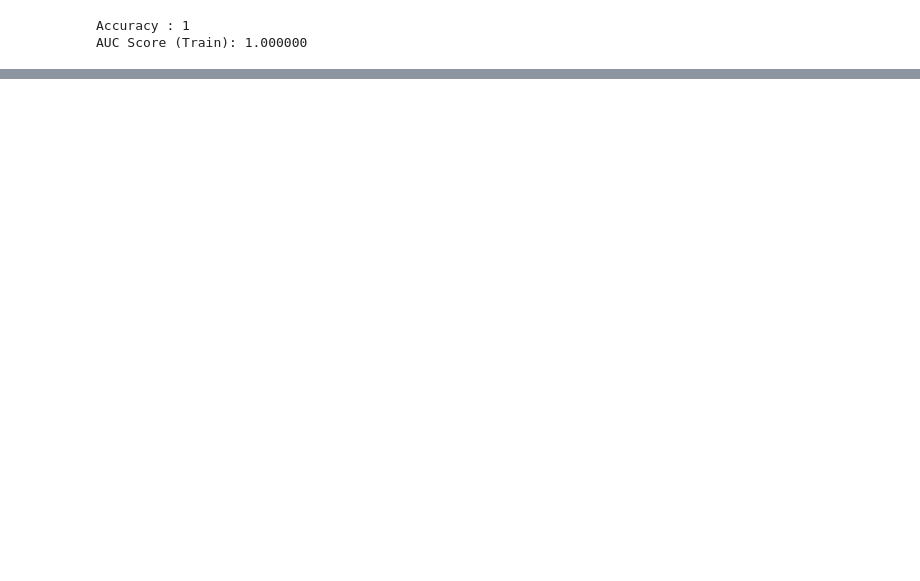
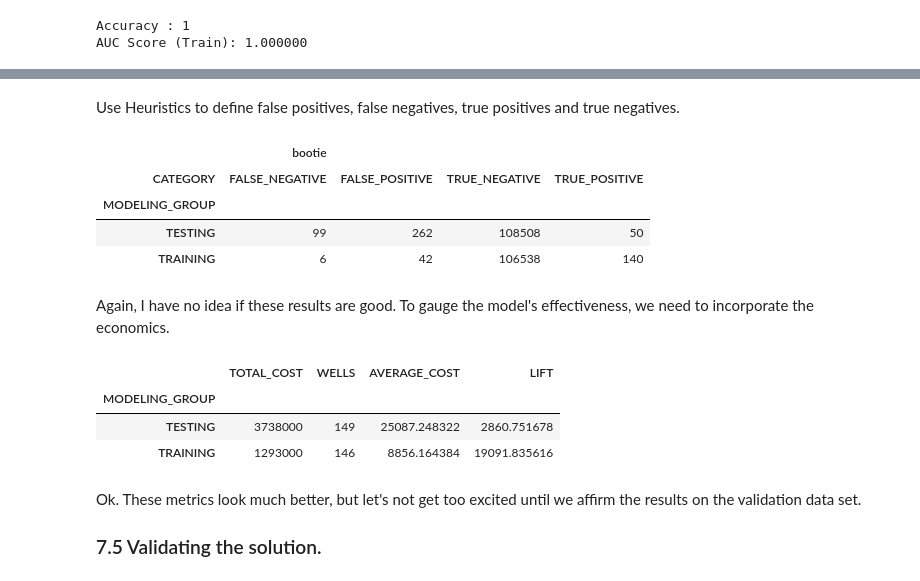
Before and after one commit to mashahin/predictive-maintenance, a Jupyter notebook: predictive_maintenance_machine_learning.ipynb, the cells around one changed output, grey strips where cells are left out. Saved outputs shown, nothing was run; the diff lists cells and outputs as text; code cells hidden in the pictures; blank space fills up the shorter version.

```diff
--- a/predictive_maintenance_machine_learning.ipynb
+++ b/predictive_maintenance_machine_learning.ipynb
@@ -957,0 +1193,3 @@ AUC Score (Balanced): 1.000000
+# %%
+forecast_window=90
+cutoff=0.02
@@ -957,0 +1282,61 @@ AUC Score (Balanced): 1.000000
+# %% [markdown]
+Use Heuristics to define false positives, false negatives, true positives and true negatives.
+# %%
+# define a true positive
+df['TRUE_POSITIVE'] = np.where(((df.EQUIPMENT_FAILURE == 1) & (df.WARNING<=forecast_window) &(df.WARNING>=0) & (df.ID_OF_SIGNAL==df.ID)), 1, 0)
+
+# define a false negative
+df['FALSE_NEGATIVE'] = np.where((df.TRUE_POSITIVE==0) & (df.EQUIPMENT_FAILURE==1), 1, 0)
+
+# define a false positive
+df['BAD_S']=np.where((df.WARNING<0) | (df.WARNING>=forecast_window), 1, 0)
+
+df['FALSE_POSITIVE'] = np.where(((df.Y_FAILZ == 1) & (df.BAD_S==1) & (df.ID_OF_SIGNAL==df.ID)), 1, 0)
+
+df['bootie']=1
+
+df['CATEGORY']=np.where((df.FALSE_POSITIVE==1),'FALSE_POSITIVE',
+                                      (np.where((df.FALSE_NEGATIVE==1),'FALSE_NEGATIVE',
+                                                (np.where((df.TRUE_POSITIVE==1),'TRUE_POSITIVE','TRUE_NEGATIVE')))))
+# Now we can examine a cross-tabulation.
+table = pd.pivot_table(df, values=['bootie'], index=['MODELING_GROUP'],columns=['CATEGORY'], aggfunc=np.sum)
+table
+# %% [output]
+|  | bootie |  |  |  |
+| CATEGORY | FALSE_NEGATIVE | FALSE_POSITIVE | TRUE_NEGATIVE | TRUE_POSITIVE |
+| MODELING_GROUP |  |  |  |  |
+| TESTING | 99 | 262 | 108508 | 50 |
+| TRAINING | 6 | 42 | 106538 | 140 |
+# %% [markdown]
+Again, I have no idea if these results are good. To gauge the model's effectiveness, we need to incorporate the economics.
+# %%
+#Now we can calculate the total cost.
+df['TOTAL_COST']=df.FALSE_NEGATIVE*30000+df.FALSE_POSITIVE*1500+df.TRUE_POSITIVE*7500
+#Aggregate the costs by modeling group.
+table = pd.pivot_table(df, values=['TOTAL_COST'],index=['MODELING_GROUP'], aggfunc=np.sum)
+
+#Calculate the number of machines in each modeling group.
+wells=df[['ID','MODELING_GROUP']]
+wells=wells.drop_duplicates(subset='ID')
+wells = wells.groupby(['MODELING_GROUP'])['ID'].count()
+wells=pd.DataFrame(wells)
+wells=wells.rename(columns={"ID": "WELLS"})
+
+tc = df.groupby(['MODELING_GROUP'])['TOTAL_COST'].sum()
+tc=pd.DataFrame(tc)
+#Merge the total costs and total machines into one data frame.
+ac =tc.merge(wells, on=['MODELING_GROUP'], how='inner')
+#Calculate the average cost per machine.
+
+ac['AVERAGE_COST']=ac.TOTAL_COST/ac.WELLS
+ac['LIFT']=27948-ac.AVERAGE_COST
+ac
+# %% [output]
+|  | TOTAL_COST | WELLS | AVERAGE_COST | LIFT |
+| MODELING_GROUP |  |  |  |  |
+| TESTING | 3738000 | 149 | 25087.248322 | 2860.751678 |
+| TRAINING | 1293000 | 146 | 8856.164384 | 19091.835616 |
+# %% [markdown]
+Ok. These metrics look much better, but let's not get too excited until we affirm the results on the validation data set.
+
+### 7.5 Validating the solution.
```
Also changed, not shown: parts of 53 cells of this notebook.
